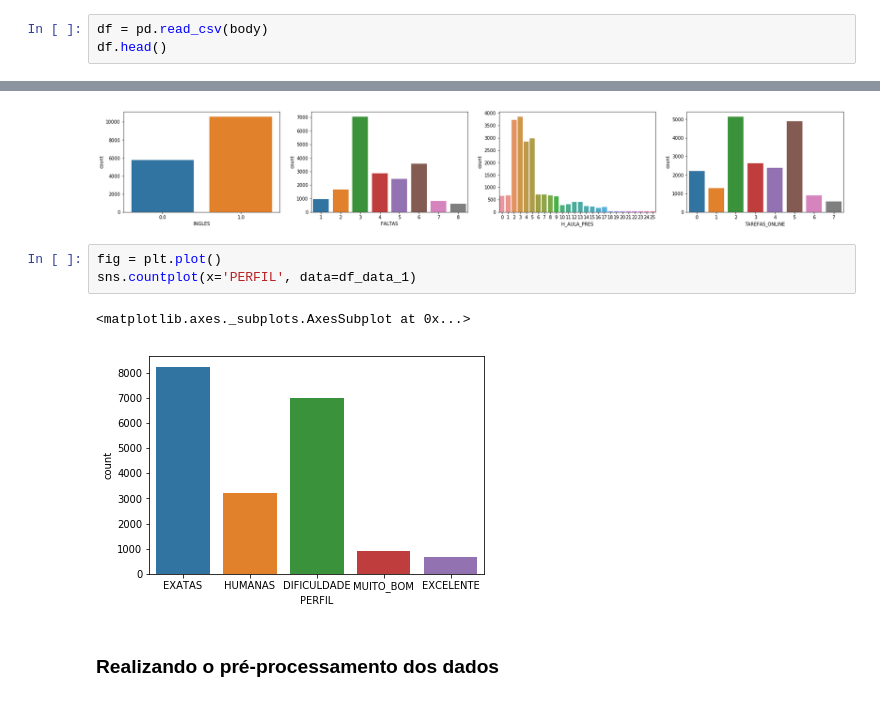
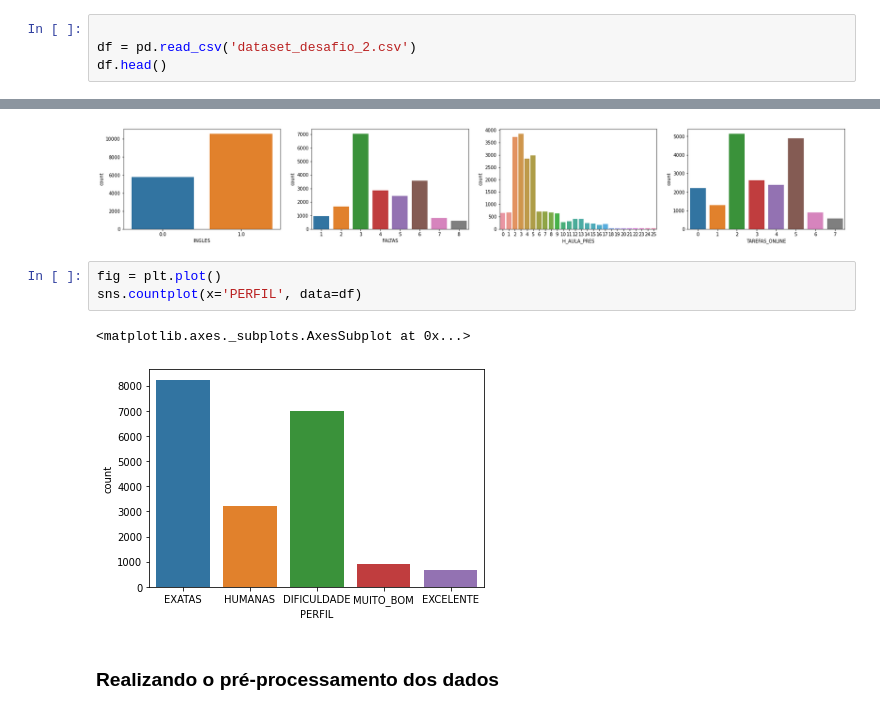
Before and after one commit to rsandolijr/Maratona-IBM-2020, a Jupyter notebook: notebook/notebook_parte-1.ipynb, the cells around one changed output, grey strips where cells are left out. Saved outputs shown, nothing was run; the diff lists cells and outputs as text.

```diff
--- a/notebook/notebook_parte-1.ipynb
+++ b/notebook/notebook_parte-1.ipynb
@@ -62,5 +69,6 @@ import ibm_boto3
 # %%
-df = pd.read_csv(body)
+
+df = pd.read_csv('dataset_desafio_2.csv')
 df.head()
 # %% [output]
 |  | MATRICULA | NOME | REPROVACOES_DE | REPROVACOES_EM | REPROVACOES_MF | REPROVACOES_GO | NOTA_DE | NOTA_EM | ... |
@@ -184,10 +189,10 @@ sns.countplot(ax=axes[3], x='TAREFAS_ONLINE', data=df)
 [figure]
 # %%
 fig = plt.plot()
-sns.countplot(x='PERFIL', data=df_data_1)
+sns.countplot(x='PERFIL', data=df)
 # %% [output]
 <matplotlib.axes._subplots.AxesSubplot at 0x...>
-[figure, old version]
+[figure, new version]
 # %% [markdown]
 ### Realizando o pré-processamento dos dados
 # %% [markdown]
```
Also changed, not shown: parts of 6 cells of this notebook.
